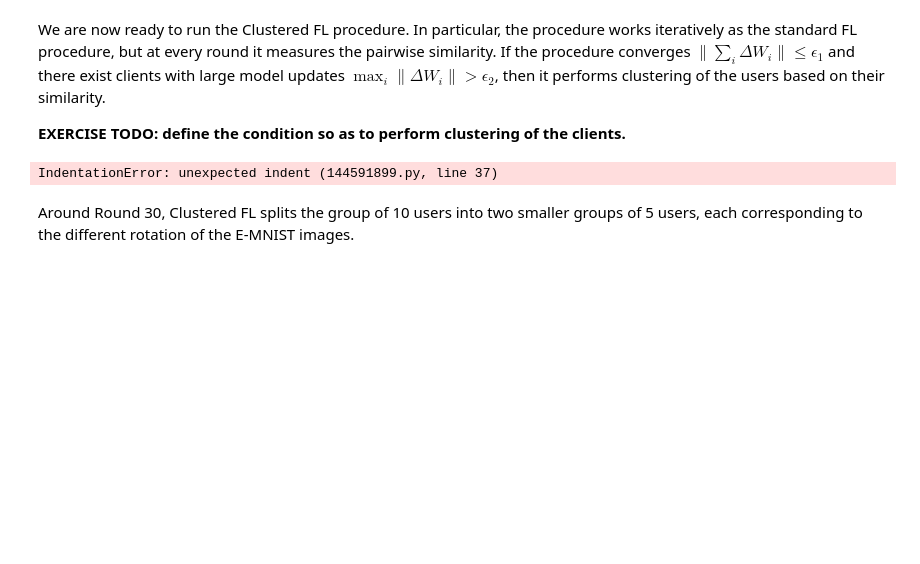
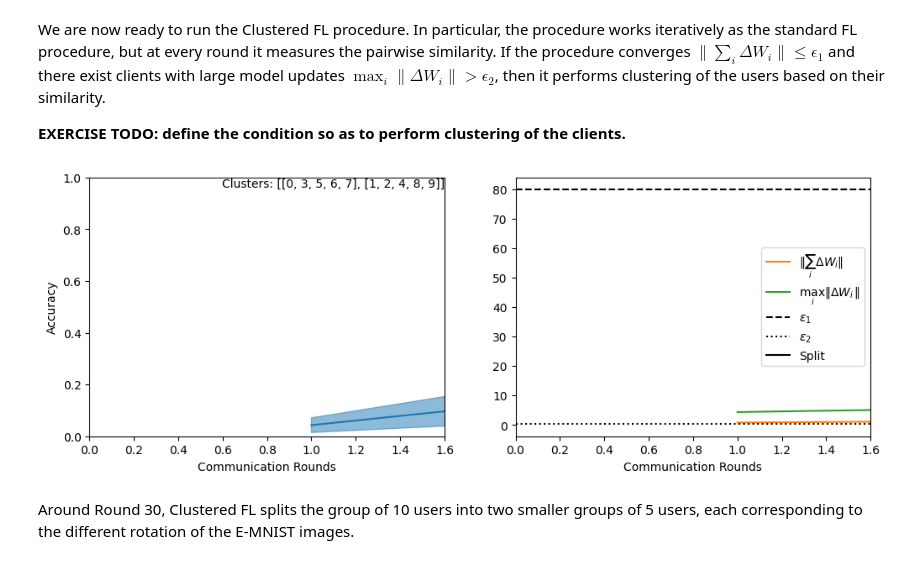
Before and after one commit to setrar/MALCOM, a Jupyter notebook: Labs/Lab 3/MALCOM_2024_Lab_3_Fed_Learning.ipynb, the cells around one changed output. Cells and saved outputs as stored; diff of their text form; code cells hidden in the pictures; blank space fills up the shorter version.

```diff
--- a/Labs/Lab 3/MALCOM_2024_Lab_3_Fed_Learning.ipynb
+++ b/Labs/Lab 3/MALCOM_2024_Lab_3_Fed_Learning.ipynb
@@ -505,16 +509,41 @@ Clustered FL employs the cosine score to measure similarity between users, namel
 $$\cos_s(W_i,W_j)=\frac{W_i\cdot W_j}{\lVert W_i\lVert\lVert W_j\lVert}$$
 
 **EXERCISE TO DO: implement the cosine similarity primitive between a list of source models**
+# %%
+# def flatten(model):
+#     """
+#     Flatten the model parameters into a single vector.
+#     """
+#     return torch.cat([param.view(-1) for param in model.parameters()])
+
+# Function to flatten a dictionary of tensors
+def flatten(dW):
+    """
+    Flatten the dictionary of model parameters into a single vector.
+    """
+    return torch.cat([param.view(-1) for param in dW.values()])
 # %%
 def pairwise_angles(sources):
     ## TODO: Implement the pairwise_angle function given by the following formula
-    angles = torch.zeros([len(sources), len(sources)])
+    num_sources = len(sources)
+    angles = torch.zeros((num_sources, num_sources))
+
     for i, source1 in enumerate(sources):
+        s1 = flatten(source1)
+        norm_s1 = torch.norm(s1)
+
         for j, source2 in enumerate(sources):
-            s1 = flatten(source1)
-            s2 = flatten(source2)
             ## TODO: Compute the cosine similarity score between the model param vectors s1 and s2
             ## Your code here
+            if i == j:
+                angles[i, j] = 1.0
+            else:
+                s2 = flatten(source2)
+                norm_s2 = torch.norm(s2)
+
+                # Compute the cosine similarity score
+                cosine_similarity = torch.dot(s1, s2) / (norm_s1 * norm_s2)
+                angles[i, j] = cosine_similarity
 
     return angles.numpy()
 # %% [markdown]
@@ -607,34 +636,36 @@ for c_round in range(1, COMMUNICATION_ROUNDS+1):
         ## TODO: Define the condition for the clustering to take place
         ## Your code here
 
+         # Clustering condition
+        if mean_norm < EPS_1 and max_norm > EPS_2 and len(idc) > 2 and c_round > 20:
             server.cache_model(idc, clients[idc[0]].W, acc_clients)
 
             c1, c2 = server.cluster_clients(similarities[idc][:,idc])
             cluster_indices_new += [c1, c2]
 
             cfl_stats.log({"split" : c_round})
 
         else:
             cluster_indices_new += [idc]
 
 
     cluster_indices = cluster_indices_new
     client_clusters = [[clients[i] for i in idcs] for idcs in cluster_indices]
     server.aggregate_clusterwise(client_clusters)
 
     acc_clients = [client.evaluate() for client in clients]
 
     cfl_stats.log({"acc_clients" : acc_clients, "mean_norm" : mean_norm, "max_norm" : max_norm,
                   "rounds" : c_round, "clusters" : cluster_indices})
 
 
     display_train_stats(cfl_stats,COMMUNICATION_ROUNDS, EPS_1, EPS_2)
 
 
 for idc in cluster_indices:
     server.cache_model(idc, clients[idc[0]].W, acc_clients)
 # %% [output]
-IndentationError: unexpected indent (144591899.py, line 37)
+[figure, added]
 # %% [markdown]
 Around Round 30, Clustered FL splits the group of 10 users into two smaller groups of 5 users, each corresponding to the different rotation of the E-MNIST images.
 # %%
```
Also changed, not shown: parts of 6 cells of this notebook.
